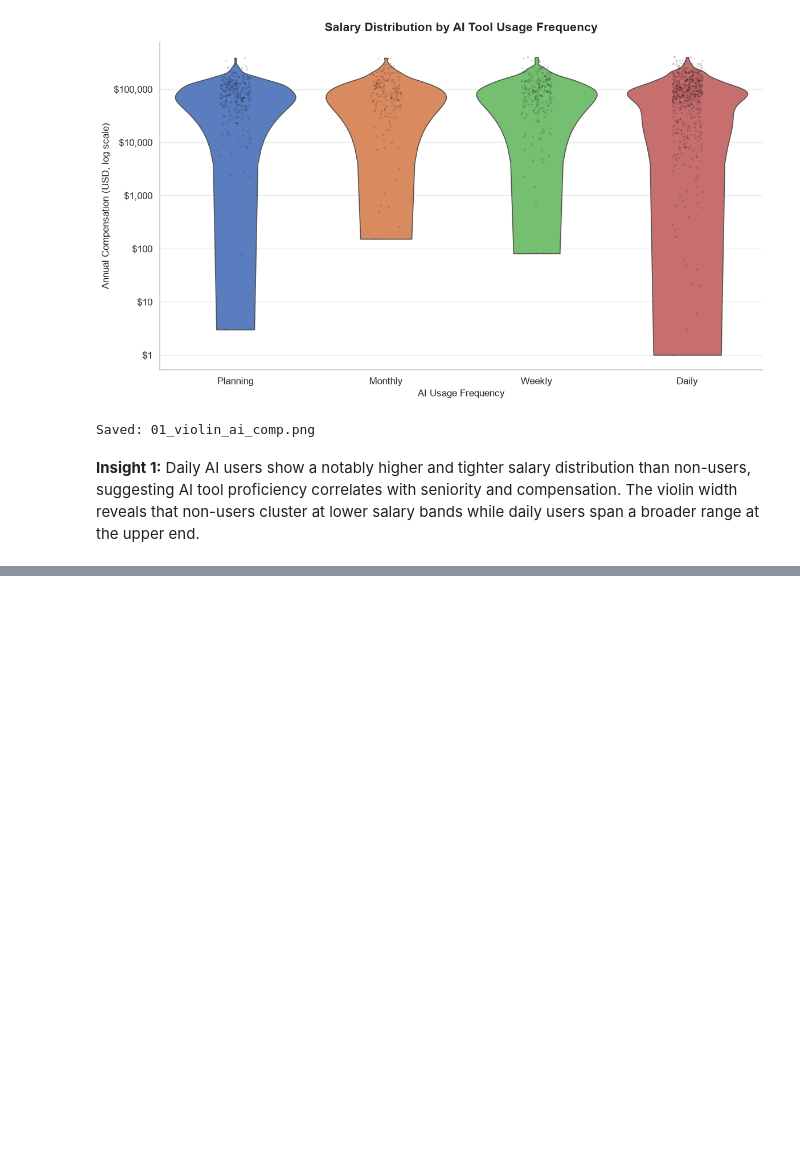
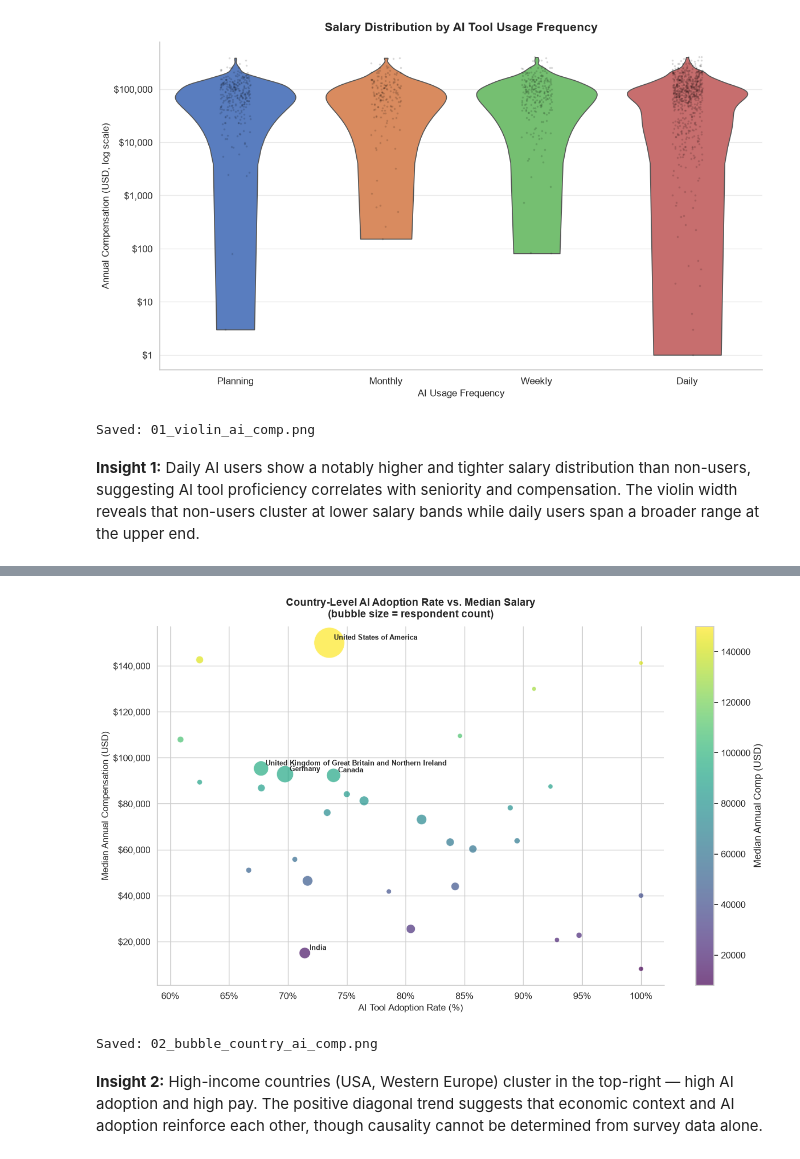
Before and after one commit to DanielAdif/eda-stackoverflow-survey-2025, a Jupyter notebook: notebooks/eda.ipynb, the cells around one changed output, grey strips where cells are left out. Drawn from its saved outputs; the diff is of its cells as text; code cells hidden in the pictures; blank space fills up the shorter version.

Commit message:
feat: add Chart 2 bubble chart (country AI adoption vs salary)

```diff
--- a/notebooks/eda.ipynb
+++ b/notebooks/eda.ipynb
@@ -212,0 +215,17 @@ Saved: 01_violin_ai_comp.png
+# %%
+is_ai_user = df['AISelect'].str.lower().str.contains('yes', na=False)
+
+country_df = (
+    df.assign(is_ai_user=is_ai_user)
+      .groupby('Country')
+      .agg(ai_rate=('is_ai_user', 'mean'),
+           median_comp=('ConvertedCompYearly', 'median'),
+           n=('Country', 'count'))
+      .reset_index()
+)
+country_df = country_df[
+    (country_df['n'] >= 10) & country_df['median_comp'].notna()
+].copy()
+
+print(f"Countries with >=10 respondents + salary data: {len(country_df)}")
+print(country_df.nlargest(5, 'n')[['Country','ai_rate','median_comp','n']].round(2).to_string())
@@ -212,0 +240,35 @@ Saved: 01_violin_ai_comp.png
+# %%
+fig, ax = plt.subplots(figsize=(13, 8))
+
+sc = ax.scatter(
+    country_df['ai_rate'] * 100,
+    country_df['median_comp'],
+    s=country_df['n'] * 3,
+    c=country_df['median_comp'],
+    cmap='viridis', alpha=0.7,
+    edgecolors='white', linewidths=0.6
+)
+plt.colorbar(sc, ax=ax, label='Median Annual Comp (USD)')
+
+for _, row in country_df.nlargest(5, 'n').iterrows():
+    ax.annotate(row['Country'],
+                (row['ai_rate'] * 100, row['median_comp']),
+                textcoords='offset points', xytext=(6, 4),
+                fontsize=9, fontweight='bold')
+
+ax.xaxis.set_major_formatter(mticker.FuncFormatter(lambda x, _: f'{x:.0f}%'))
+ax.yaxis.set_major_formatter(mticker.FuncFormatter(lambda x, _: f'${x:,.0f}'))
+ax.set_xlabel('AI Tool Adoption Rate (%)', fontsize=12)
+ax.set_ylabel('Median Annual Compensation (USD)', fontsize=12)
+ax.set_title('Country-Level AI Adoption Rate vs. Median Salary\n(bubble size = respondent count)',
+             fontsize=14, pad=12, fontweight='bold')
+sns.despine()
+plt.tight_layout()
+fig.savefig(IMG / '02_bubble_country_ai_comp.png', dpi=150, bbox_inches='tight')
+plt.show()
+print("Saved: 02_bubble_country_ai_comp.png")
+# %% [output]
+[figure, added]
+Saved: 02_bubble_country_ai_comp.png
+# %% [markdown]
+**Insight 2:** High-income countries (USA, Western Europe) cluster in the top-right — high AI adoption and high pay. The positive diagonal trend suggests that economic context and AI adoption reinforce each other, though causality cannot be determined from survey data alone.
```
Also changed, not shown: parts of 2 cells of this notebook, 1 other file.
